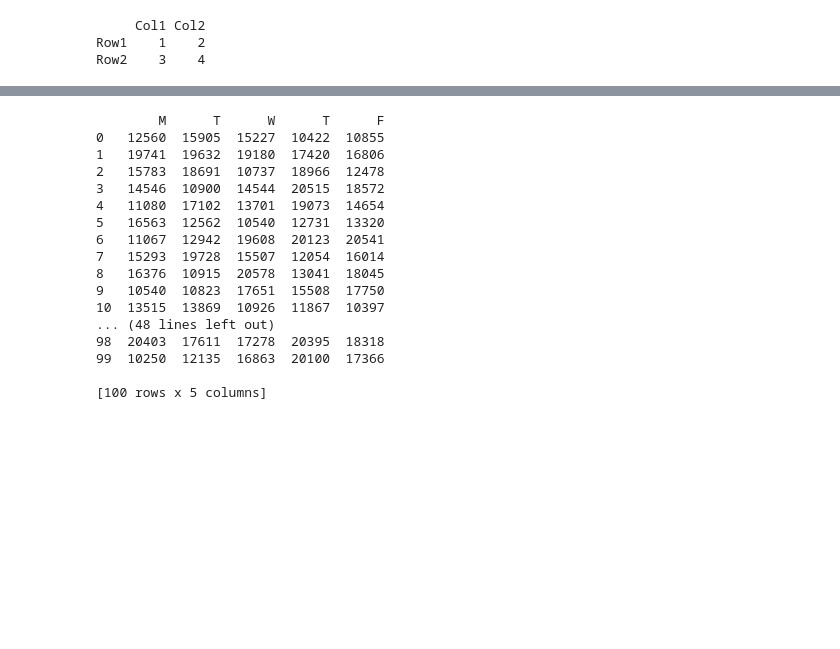
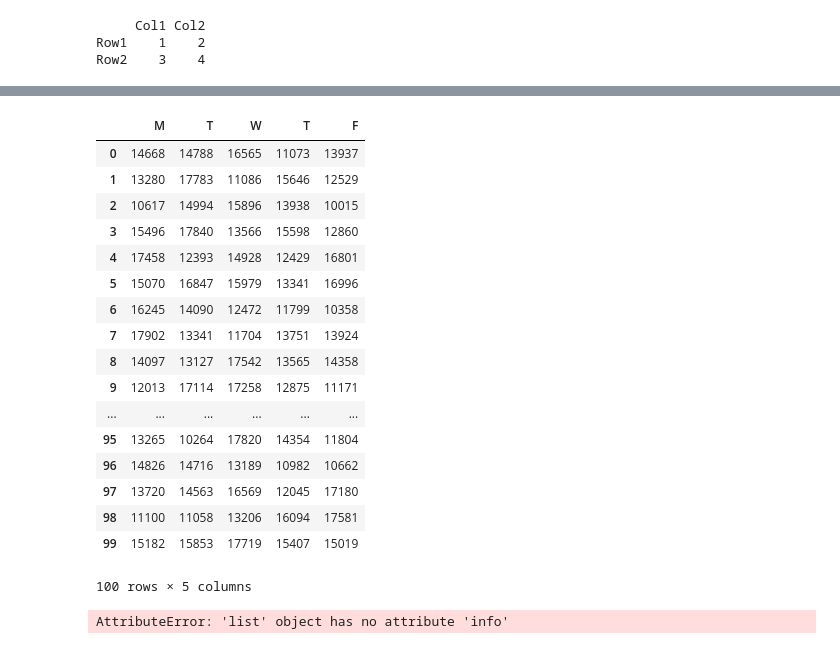
Before and after one commit to AnnemarieMcDonnelltemp/data-set, a Jupyter notebook: Data set.ipynb, the cells around one changed output, grey strips where cells are left out. Drawn from its saved outputs; the diff is of its cells as text; code cells hidden in the pictures; blank space fills up the shorter version.

```diff
--- a/Data set.ipynb
+++ b/Data set.ipynb
@@ -32,24 +17,33 @@ SyntaxError: (unicode error) 'unicodeescape' codec can't decode bytes in positio
 # %%
 import numpy as np
 import pandas as pd
 
-df = pd.DataFrame(np.random.randint(10000,21000,size=(100, 5)), columns=list('MTWTF'))
-print(df)
+df = pd.DataFrame(np.random.randint(10000,18000,size=(100, 5)), columns=list('MTWTF'))
+df
 # %% [output]
+|  | M | T | W | T | F |
+| 0 | 14668 | 14788 | 16565 | 11073 | 13937 |
+| 1 | 13280 | 17783 | 11086 | 15646 | 12529 |
+| 2 | 10617 | 14994 | 15896 | 13938 | 10015 |
+| 3 | 15496 | 17840 | 13566 | 15598 | 12860 |
+| 4 | 17458 | 12393 | 14928 | 12429 | 16801 |
+| 5 | 15070 | 16847 | 15979 | 13341 | 16996 |
+| 6 | 16245 | 14090 | 12472 | 11799 | 10358 |
+| 7 | 17902 | 13341 | 11704 | 13751 | 13924 |
+| 8 | 14097 | 13127 | 17542 | 13565 | 14358 |
+| 9 | 12013 | 17114 | 17258 | 12875 | 11171 |
+| ... | ... | ... | ... | ... | ... |
+| 95 | 13265 | 10264 | 17820 | 14354 | 11804 |
+| 96 | 14826 | 14716 | 13189 | 10982 | 10662 |
+| 97 | 13720 | 14563 | 16569 | 12045 | 17180 |
+| 98 | 11100 | 11058 | 13206 | 16094 | 17581 |
+| 99 | 15182 | 15853 | 17719 | 15407 | 15019 |
-        M      T      W      T      F
-0   12560  15905  15227  10422  10855
-1   19741  19632  19180  17420  16806
-2   15783  18691  10737  18966  12478
-3   14546  10900  14544  20515  18572
-4   11080  17102  13701  19073  14654
-5   16563  12562  10540  12731  13320
-6   11067  12942  19608  20123  20541
-7   15293  19728  15507  12054  16014
-8   16376  10915  20578  13041  18045
-9   10540  10823  17651  15508  17750
-10  13515  13869  10926  11867  10397
-... (48 lines left out)
-98  20403  17611  17278  20395  18318
-99  10250  12135  16863  20100  17366
-
-[100 rows x 5 columns]
+100 rows × 5 columns
+# %%
+import numpy as np
+import pandas as pd
+
+df = pd.DataFrame(np.random.randint(10000,18000,size=(100, 5)), columns=list('MTWTF'))
+data.info()
+# %% [output]
+AttributeError: 'list' object has no attribute 'info'
```
Also changed, not shown: parts of 4 cells of this notebook.
